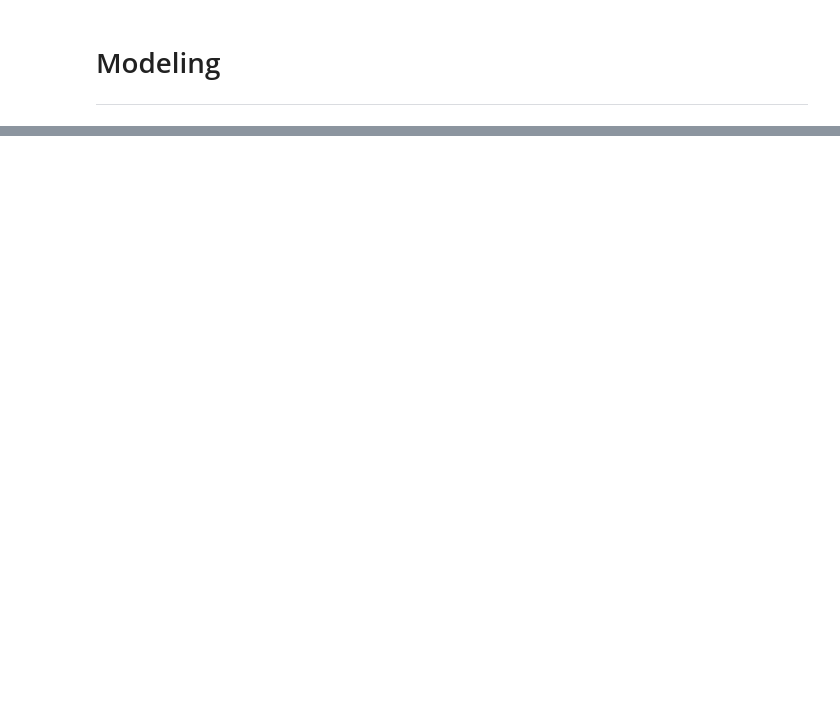
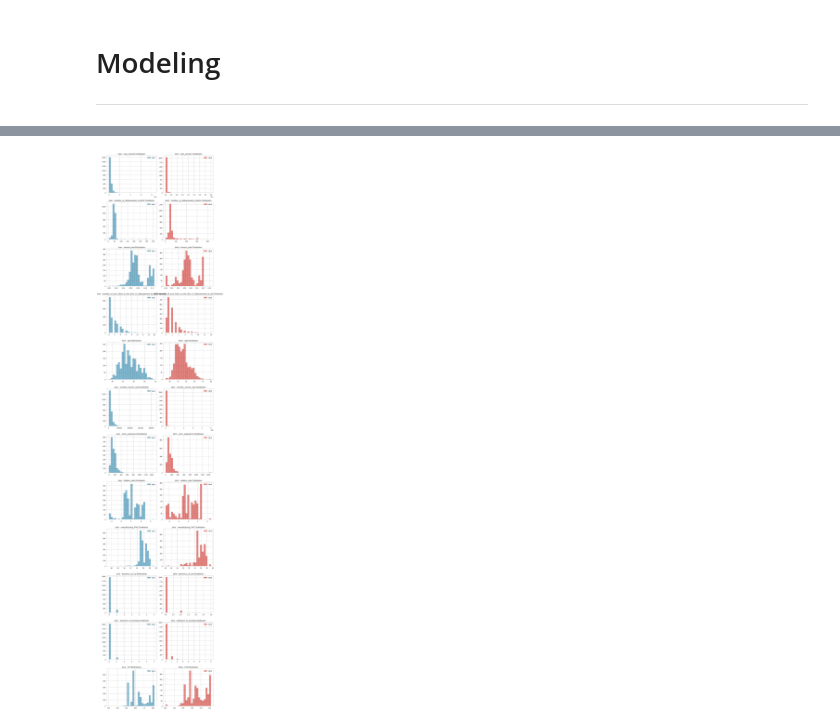
Before and after one commit to s-masrur/cbi_scoring_original, a Jupyter notebook: modelling_non_synthetic.ipynb, the cells around one changed output, grey strips where cells are left out. Saved outputs shown, nothing was run; the diff lists cells and outputs as text; code cells hidden in the pictures; blank space fills up the shorter version.

```diff
--- a/modelling_non_synthetic.ipynb
+++ b/modelling_non_synthetic.ipynb
@@ -376,0 +711,2 @@ exp.interpret_model(trained_model_catboost)
+# %%
+blind = pd.read_excel('data/blind_set.xlsx')
@@ -376,0 +739,2 @@ exp.interpret_model(trained_model_catboost)
+# %%
+blind_macro = blind.copy()
@@ -376,0 +783,14 @@ exp.interpret_model(trained_model_catboost)
+# %%
+# Removing classes that are in test set but not in train set #
+for i in blind_macro.index :
+    for col in cat_feats :
+        if type(blind_macro[col+'_mean_encoded'][i]) == str:
+            blind_macro.drop(i,inplace=True)
+            break
+
+# We move all categorical variables to numerical list #
+for i in cat_feats:
+    num_feats.extend( [i+'_mean_encoded'] )
+    ignore_feats.extend([i])
+
+cat_feats.clear()
@@ -376,0 +883,39 @@ exp.interpret_model(trained_model_catboost)
+# %%
+def compare_numeric_distributions(dataset1, dataset2, columns_to_compare):
+    """
+    Compare the distributions of numeric columns of two datasets using histograms.
+
+    Args:
+        dataset1 (pandas.DataFrame): The first dataset.
+        dataset2 (pandas.DataFrame): The second dataset.
+        columns_to_compare (list of str): A list of column names to compare.
+
+    Returns:
+        None
+    """
+    num_columns = len(columns_to_compare)
+    fig, axes = plt.subplots(nrows=num_columns, ncols=2, figsize=(10, 4*num_columns))
+
+    for i, column_name in enumerate(columns_to_compare):
+        # Plot histogram for dataset1
+        axes[i, 0].hist(dataset1[column_name], bins=25, alpha=0.5, color='b', label='train', edgecolor='k')
+        axes[i, 0].set_title(f'train - {column_name} Distribution')
+        axes[i, 0].legend()
+
+        # Plot histogram for dataset2
+        axes[i, 1].hist(dataset2[column_name], bins=25, alpha=0.5, color='r', label='blind', edgecolor='k')
+        axes[i, 1].set_title(f'blind - {column_name} Distribution')
+        axes[i, 1].legend()
+
+    plt.tight_layout()
+    plt.show()
+
+# Example usage:
+
+# Define the columns to compare
+columns_to_compare = num_feats[:-8]
+
+# Call the compare_numeric_distributions method
+compare_numeric_distributions(train, blind_macro, columns_to_compare)
+# %% [output]
+[figure, added]
```
Also changed, not shown: parts of 35 cells of this notebook, 2 other files.
